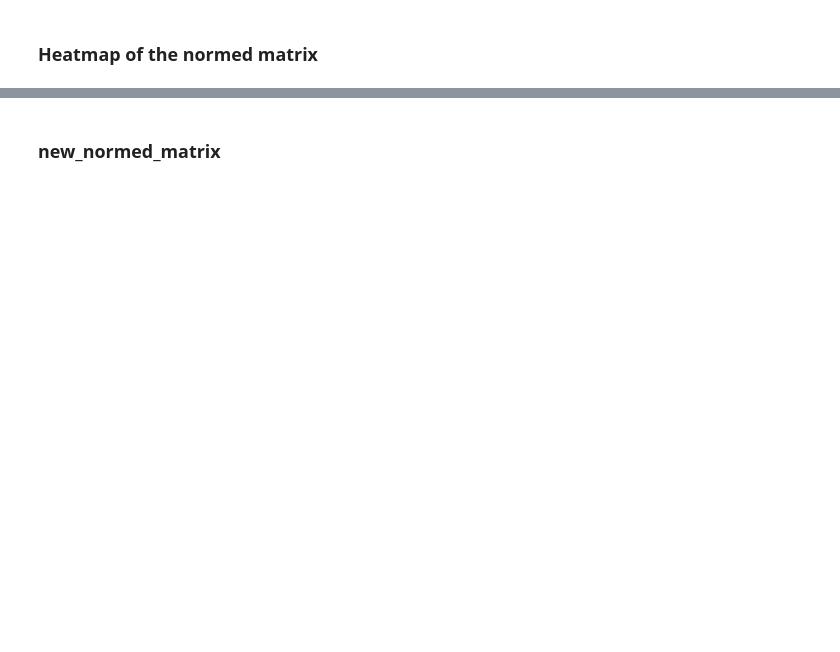
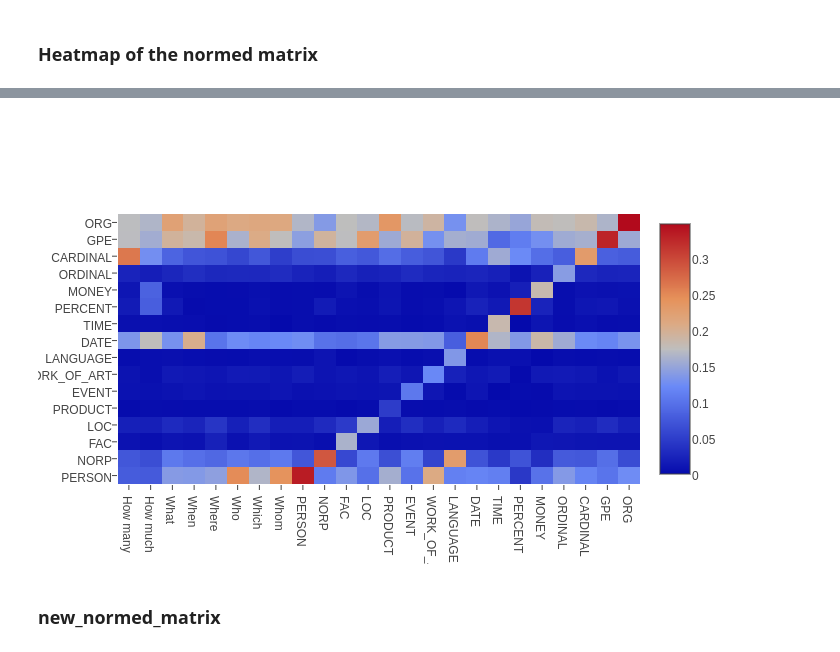
Before and after one commit to aleenaraj/SQuAD_PROJECT-1, a Jupyter notebook: WMD_for_Q&A_pair.ipynb, the cells around one changed output, grey strips where cells are left out. Cells and saved outputs as stored; diff of their text form; code cells hidden in the pictures; blank space fills up the shorter version.

```diff
--- a/WMD_for_Q&A_pair.ipynb
+++ b/WMD_for_Q&A_pair.ipynb
@@ -354,6 +363,11 @@ data=[trace]
 py.iplot(data)
 # %% [output]
 [interactive output not drawn]
+# %%
+from IPython.display import Image
+Image(filename='co_occ_norm_heatmap.png')
+# %% [output]
+[figure, added]
 # %% [markdown]
 ### new_normed_matrix
 # %%
```
Also changed, not shown: parts of 61 cells of this notebook.
